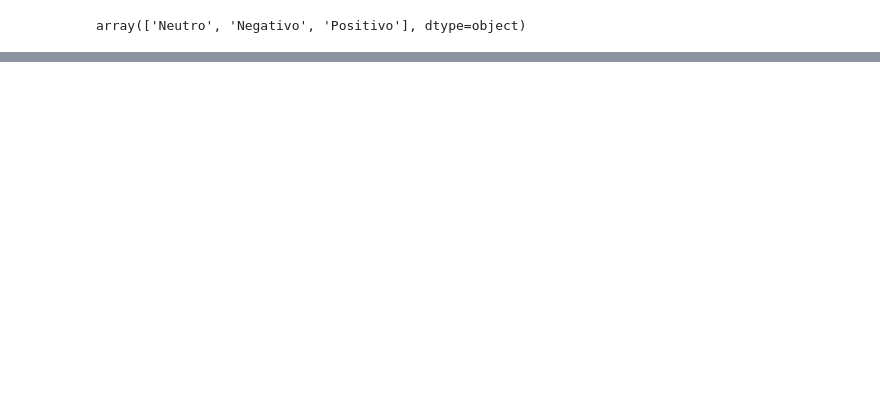
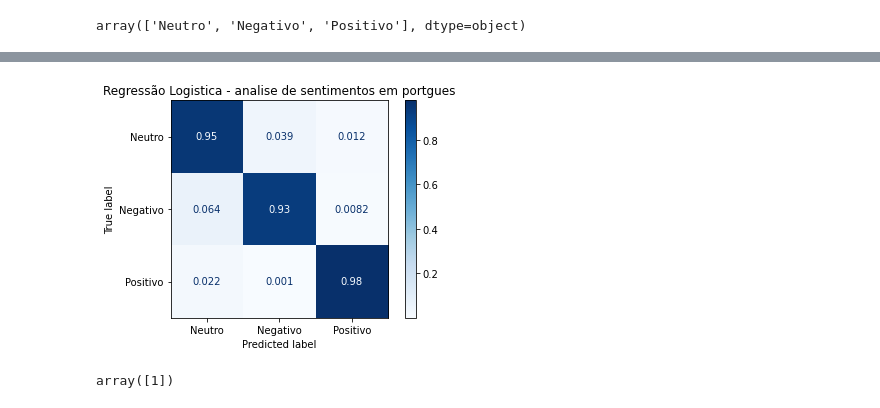
Before and after one commit to tvaditya/intro_ds_and_ml, a Jupyter notebook: [NLP2]AnaliseSentimentosPT_BR.ipynb, the cells around one changed output, grey strips where cells are left out. Drawn from its saved outputs; the diff is of its cells as text; code cells hidden in the pictures; blank space fills up the shorter version.

```diff
--- a/[NLP2]AnaliseSentimentosPT_BR.ipynb
+++ b/[NLP2]AnaliseSentimentosPT_BR.ipynb
@@ -177,0 +197,26 @@ df_new.Text[4]
+# %%
+train, test = train_test_split(df_new, test_size=0.3, stratify = df_new["Classificacao"], random_state = 2022 )
+# %%
+y_train = train['Classificacao'].values
+y_test = test['Classificacao'].values
+# %%
+tfidf = TfidfVectorizer(ngram_range=(1,2), min_df=1)
+tfidf.fit_transform(train['CleanText'].values)
+train_feature_set=tfidf.transform(train['CleanText'].values)
+test_feature_set=tfidf.transform(test['CleanText'].values)
+# %%
+lr = LogisticRegression(solver = 'liblinear', random_state = 42, max_iter=1000)
+lr.fit(train_feature_set,y_train)
+y_pred = lr.predict(test_feature_set)
+# %%
+disp = metrics.plot_confusion_matrix(lr, test_feature_set, y_test,
+                                 display_labels=['Neutro', 'Negativo', 'Positivo'],
+                                 cmap=plt.cm.Blues,
+                                 normalize='true')
+disp.ax_.set_title('Regressão Logistica - analise de sentimentos em portgues');
+# %% [output]
+[figure, added]
+# %%
+lr.predict(tfidf.transform(["brasil vai questionar aumento"]))
+# %% [output]
+array([1])
```
Also changed, not shown: parts of 14 cells of this notebook.
